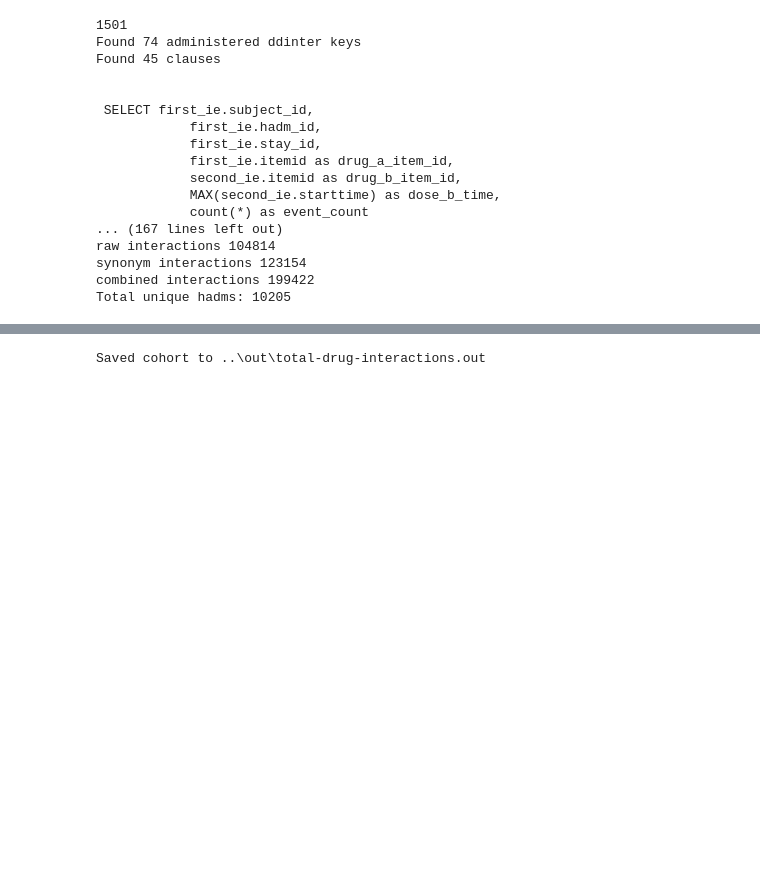
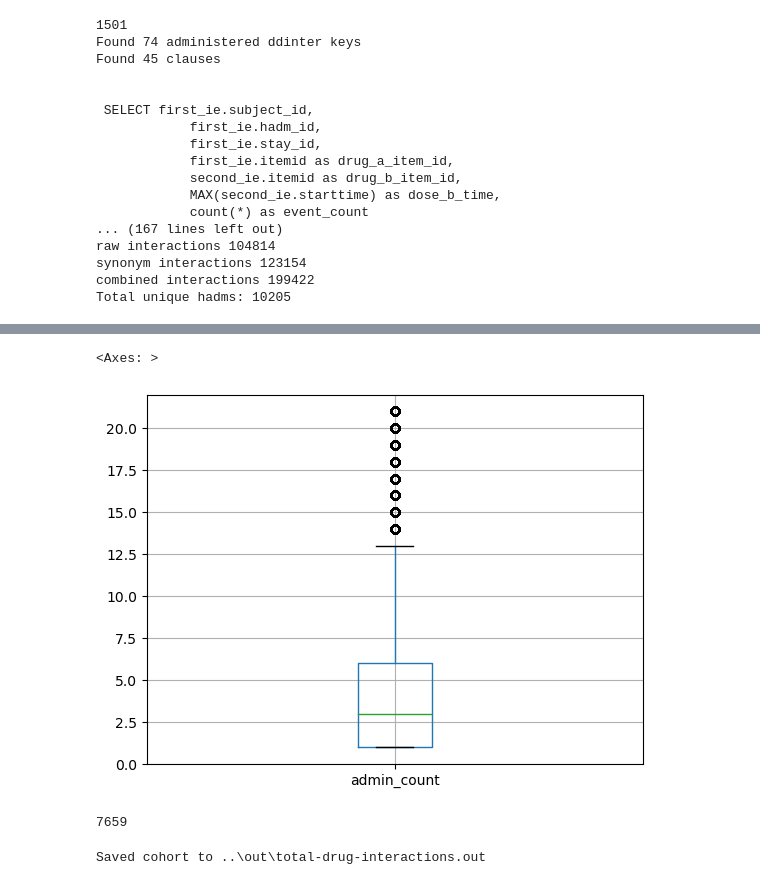
Before and after one commit to stevelan/UniMLHealth-GroupProject, a Jupyter notebook: notebooks/01-cohort.ipynb, the cells around one changed output, grey strips where cells are left out. Drawn from its saved outputs; the diff is of its cells as text; code cells hidden in the pictures; blank space fills up the shorter version.

```diff
--- a/notebooks/01-cohort.ipynb
+++ b/notebooks/01-cohort.ipynb
@@ -599,3 +657,12 @@ combined_drug_interactions
+# %%
+combined_drug_interactions.boxplot(column='admin_count')
+# %% [output]
+<Axes: >
+[figure, added]
+# %%
+combined_drug_interactions["hadm_id"].nunique()
+# %% [output]
+7659
 # %%
 from detectdd.serializer import Serializer
 serializer = Serializer()
```
Also changed, not shown: parts of 19 cells of this notebook.
